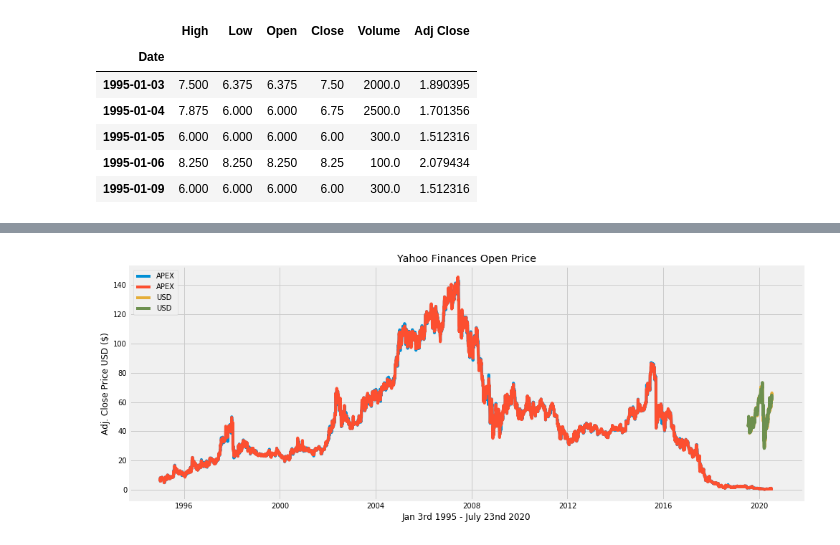
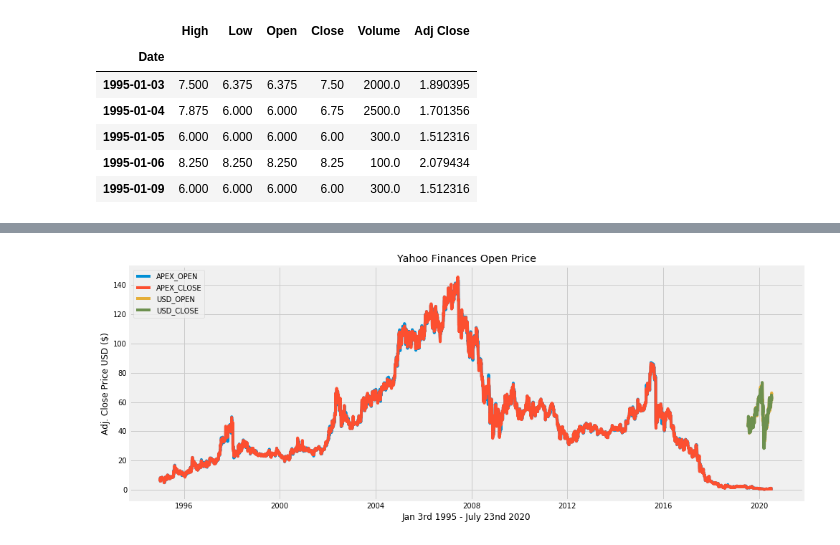
Before and after one commit to vinicius77/py_projects, a Jupyter notebook: Python for Finances/Exercises1/exercises.ipynb, the cells around one changed output, grey strips where cells are left out. Drawn from its saved outputs; the diff is of its cells as text; code cells hidden in the pictures.

```diff
--- a/Python for Finances/Exercises1/exercises.ipynb
+++ b/Python for Finances/Exercises1/exercises.ipynb
@@ -92,13 +104,13 @@ APEX.head()
 # %%
 plt.figure(figsize=(15, 6))
-plt.plot(APEX["Open"], label = "APEX")
-plt.plot(APEX["Close"], label = "APEX")
-plt.plot(USD["Open"], label = "USD")
-plt.plot(USD["Close"], label = "USD")
+plt.plot(APEX["Open"], label = "APEX_OPEN")
+plt.plot(APEX["Close"], label = "APEX_CLOSE")
+plt.plot(USD["Open"], label = "USD_OPEN")
+plt.plot(USD["Close"], label = "USD_CLOSE")
 plt.title("Yahoo Finances Open Price")
 plt.xlabel("Jan 3rd 1995 - July 23nd 2020")
 plt.ylabel("Adj. Close Price USD ($)")
 plt.legend(loc = "upper left")
 plt.show()
 # %% [output]
-[figure, old version]
+[figure, new version]
```
Also changed, not shown: parts of 7 cells of this notebook, 6 other files.
